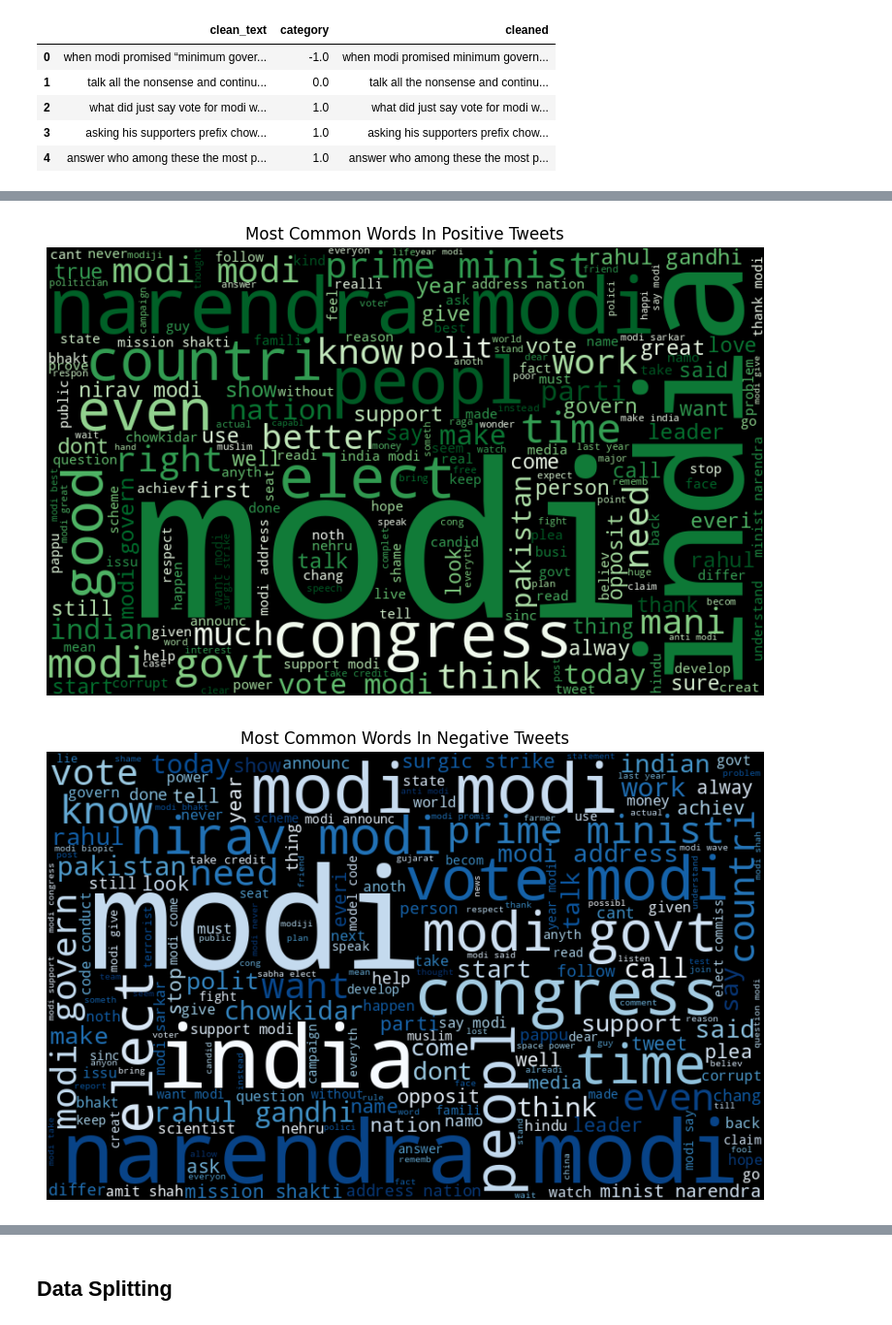
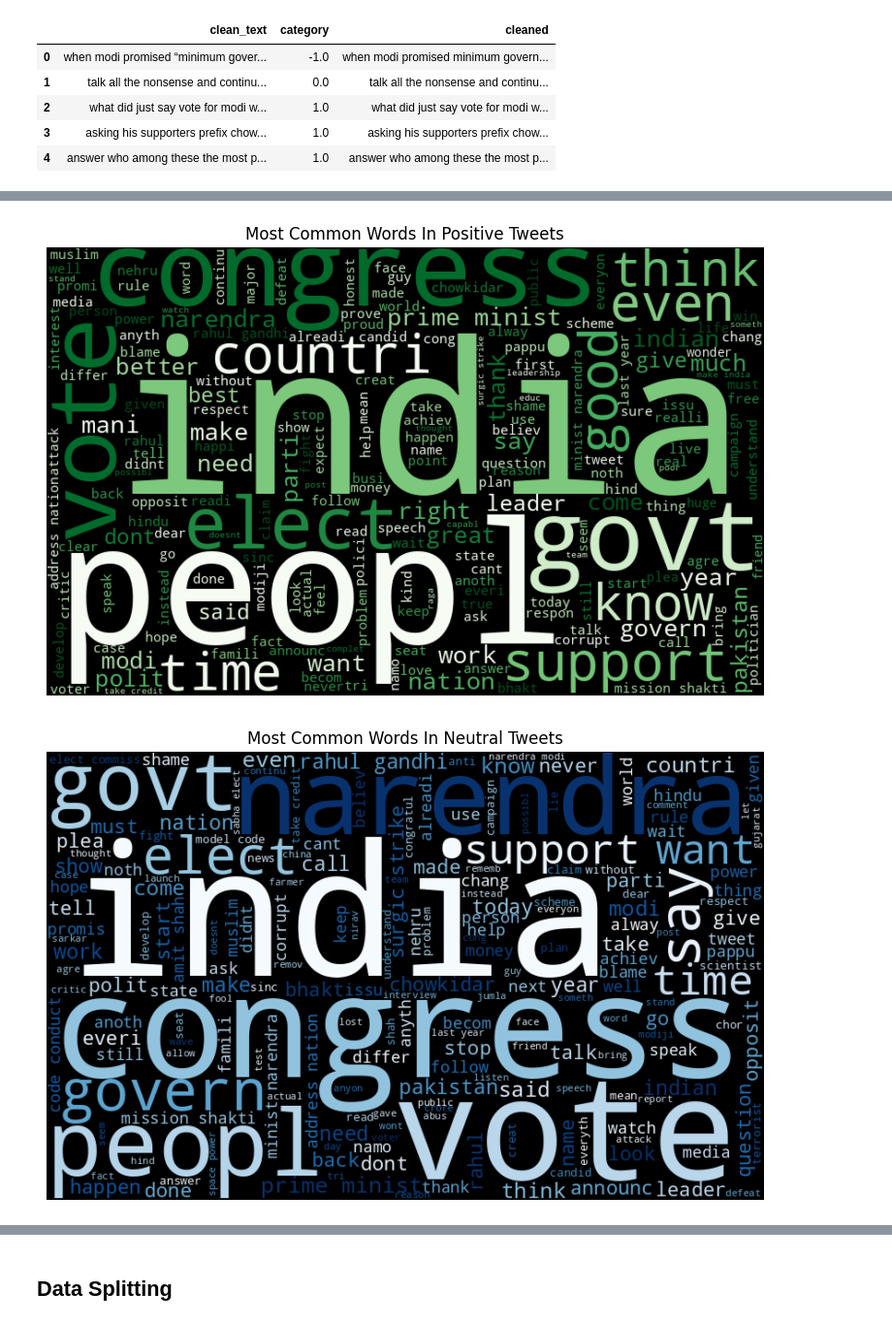
Before and after one commit to MuhammedMahmoud0/Brainwave_Matrix_Intern, a Jupyter notebook: Social Media Sentiment Analysis/notebooks/sentiment_analysis.ipynb, the cells around one changed output, grey strips where cells are left out. Shown at 97% size. Drawn from its saved outputs; the diff is of its cells as text; code cells hidden in the pictures.

```diff
--- a/Social Media Sentiment Analysis/notebooks/sentiment_analysis.ipynb
+++ b/Social Media Sentiment Analysis/notebooks/sentiment_analysis.ipynb
@@ -106,7 +113,8 @@ df.head()
 | 3 | asking his supporters prefix chow... | 1.0 | asking his supporters prefix chow... |
 | 4 | answer who among these the most p... | 1.0 | answer who among these the most p... |
 # %%
-df["cleaned"] = df["cleaned"].apply(lambda x: " ".join([word.lower() for word in x.split() if len(word)>3]))
+# remove words less than 3 characters
+df["cleaned"] = df["cleaned"].apply(lambda x: " ".join([word.lower() for word in x.split() if len(word)>3 and word.lower() != 'modi']))
 df.head()
 # %% [output]
 |  | clean_text | category | cleaned |
@@ -187,15 +199,15 @@ plt.imshow(pos_cloud, interpolation= "bilinear")
 plt.axis("off")
 plt.show()
 # %% [output]
-[figure, old version]
+[figure, new version]
 # %%
 plt.figure(figsize=(12,6))
-plt.title("Most Common Words In Negative Tweets")
+plt.title("Most Common Words In Neutral Tweets")
 plt.imshow(neutral_cloud, interpolation= "bilinear")
 plt.axis("off")
 plt.show()
 # %% [output]
-[figure, old version]
+[figure, new version]
 # %%
 plt.figure(figsize=(12,6))
 plt.title("Most Common Words In Negative Tweets")
```
Also changed, not shown: parts of 25 cells of this notebook, 2 other files.
